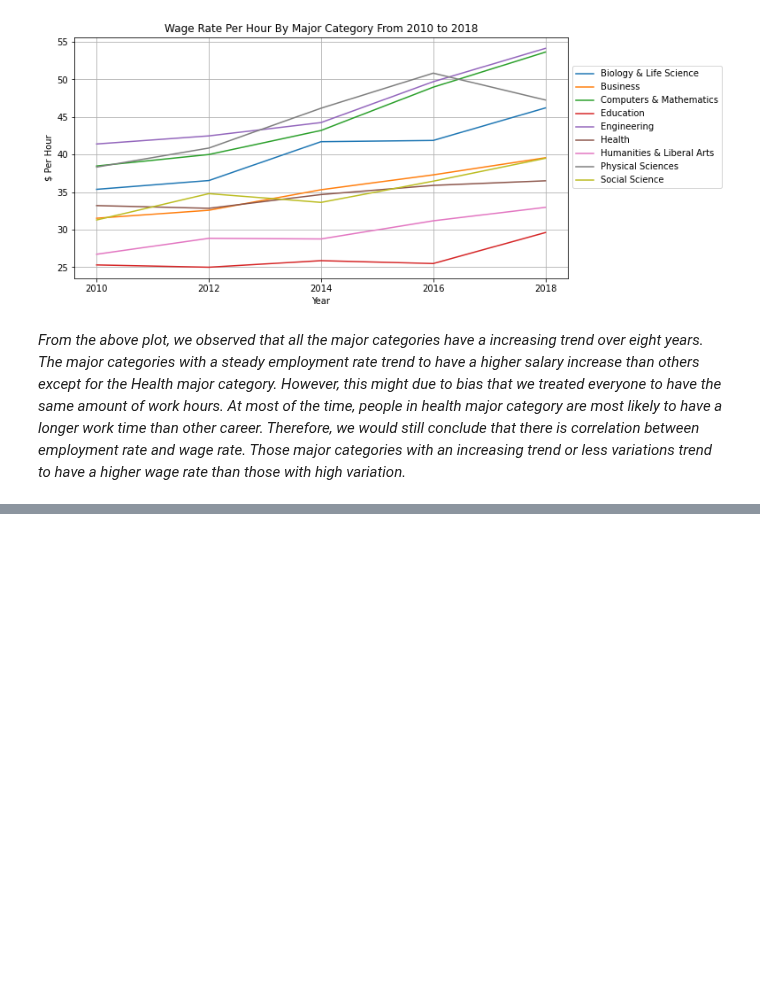
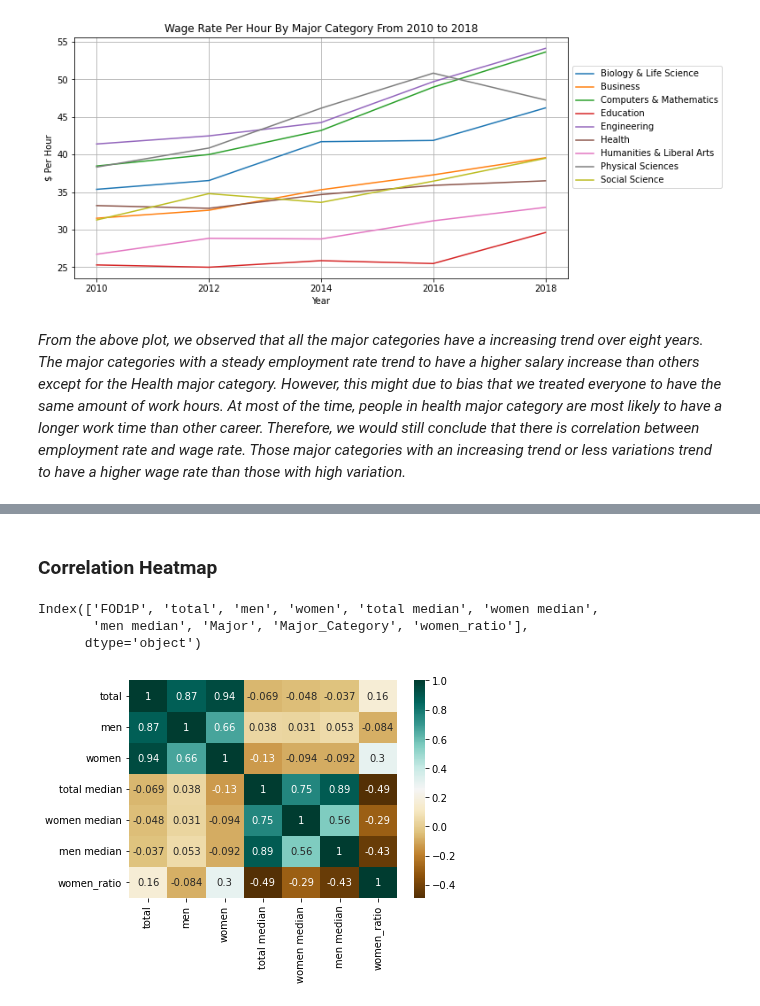
Before and after one commit to UCB-stat-159-s22/hw07-Group21, a Jupyter notebook: main.ipynb, the cells around one changed output, grey strips where cells are left out. Cells and saved outputs as stored; diff of their text form; code cells hidden in the pictures; blank space fills up the shorter version.

```diff
--- a/main.ipynb
+++ b/main.ipynb
@@ -50,0 +122,2 @@ _From the above plot, we observed that all the major categories have a increasin
+# %% [markdown]
+### Correlation Heatmap
@@ -50,0 +129,16 @@ _From the above plot, we observed that all the major categories have a increasin
+# %%
+recent_grads_10.columns
+# %% [output]
+Index(['FOD1P', 'total', 'men', 'women', 'total median', 'women median',
+       'men median', 'Major', 'Major_Category', 'women_ratio'],
+      dtype='object')
+# %%
+# Select columns plotted by heatmap
+heatmap_col = recent_grads_10[['total', 'men', 'women', 'total median', 'women median',
+       'men median', 'Major', 'Major_Category', 'women_ratio']]
+# %%
+# Plot a heatmap showing the correlations between each columns
+sns.heatmap(heatmap_col.corr(), cmap='BrBG', annot = True)
+plt.savefig('figures/10_heatmap.png')
+# %% [output]
+[figure, added]
```
Also changed, not shown: parts of 24 cells of this notebook.
